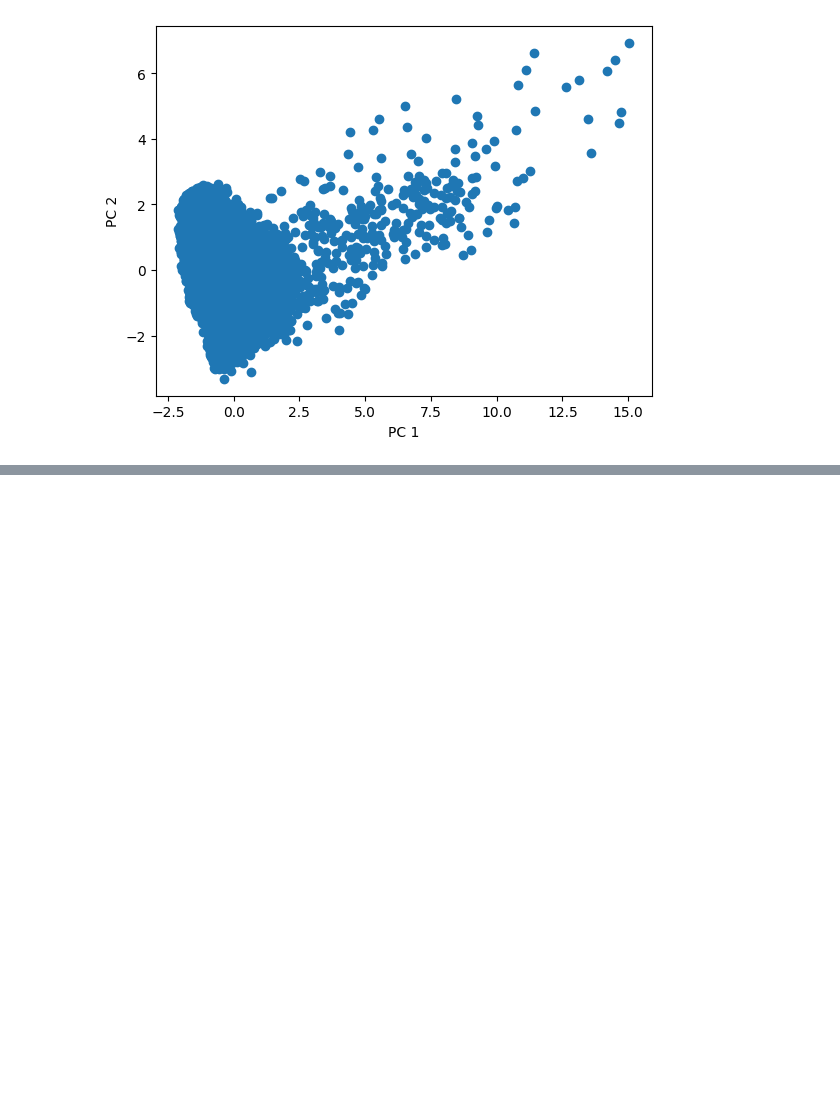
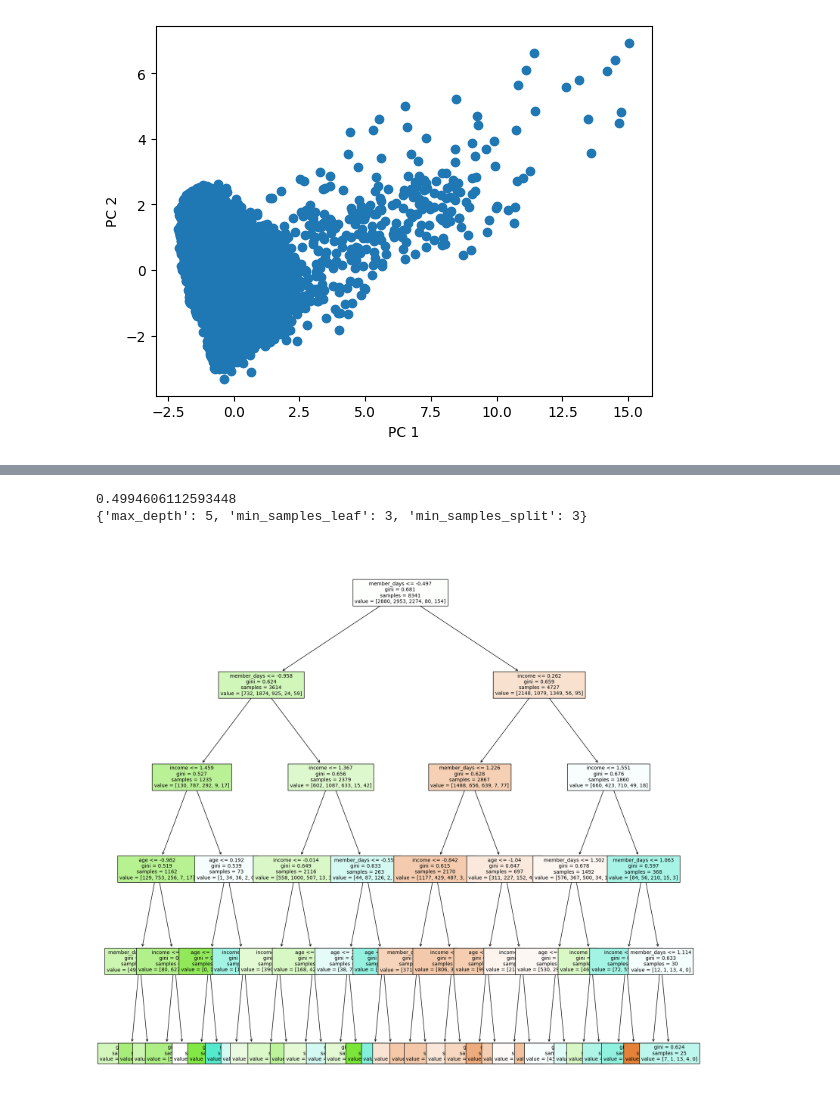
Before and after one commit to CLIUKELLY/Starbucks-Customer-Analysis, a Jupyter notebook: INSY662_project.ipynb, the cells around one changed output, grey strips where cells are left out. Cells and saved outputs as stored; diff of their text form; code cells hidden in the pictures; blank space fills up the shorter version.

```diff
--- a/INSY662_project.ipynb
+++ b/INSY662_project.ipynb
@@ -421,0 +453,42 @@ See the caveats in the documentation: https://pandas.pydata.org/pandas-docs/stab
+# %%
+# Standardize the variables
+scaler2 = StandardScaler()
+X_std = scaler2.fit_transform(X)
+
+# Split the data into training and test set
+from sklearn.model_selection import train_test_split
+X_train_std,X_test_std,y_train,y_test = train_test_split(X_std,y,test_size=0.3,random_state=5)
+# %%
+### Model 1: Classification tree, for interpretation
+# Hyperparameter tuning
+from sklearn.tree import DecisionTreeClassifier
+parameters = {'max_depth':[3, 4, 5, 6],
+              'min_samples_split': [3, 4, 5, 6],
+              'min_samples_leaf':[3, 4, 5, 6]}
+ct = DecisionTreeClassifier()
+
+from sklearn.model_selection import GridSearchCV
+grid = GridSearchCV(ct, parameters, cv=5)
+
+grid.fit(X_train_std,y_train)
+
+print(grid.best_score_ )
+print(grid.best_params_ )
+# %% [output]
+0.4994606112593448
+{'max_depth': 5, 'min_samples_leaf': 3, 'min_samples_split': 3}
+# %%
+# Final model based on the tuned hyperparameters
+ct = DecisionTreeClassifier(max_depth=5, min_samples_leaf=3, min_samples_split=3)
+model = ct.fit(X_train_std, y_train)
+
+# Tree diagram
+from sklearn import tree
+import matplotlib.pyplot as plt
+plt.figure(figsize=(20,20))
+features = X.columns
+tree.plot_tree(model,fontsize=10,feature_names=features, filled=True)
+plt.savefig('tree.pdf')
+plt.show()
+# %% [output]
+[figure, added]
```
Also changed, not shown: parts of 15 cells of this notebook, 1 other file.
